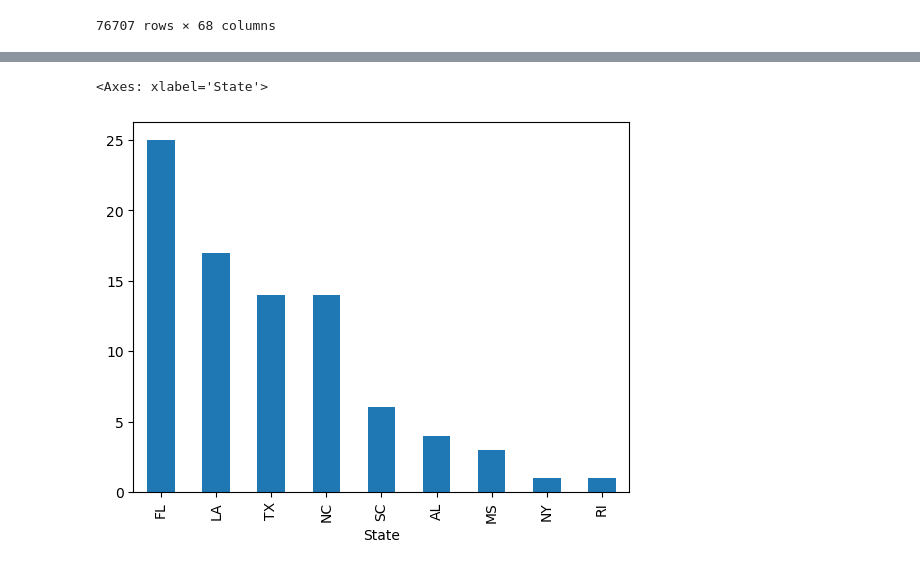
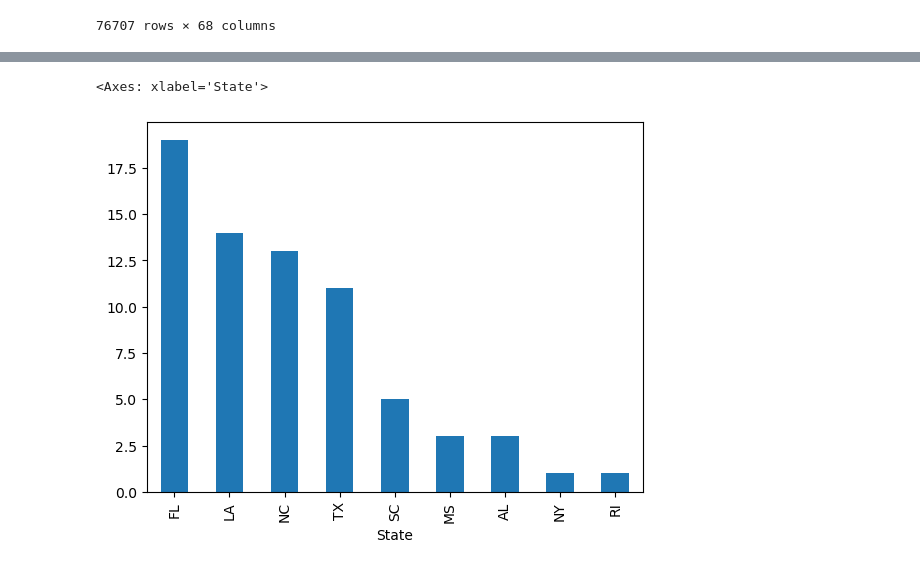
Before and after one commit to chrisadamsv/Dream-Team-Project1, a Jupyter notebook: Project_Data/Data_Analysis.ipynb, the cells around one changed output, grey strips where cells are left out. Cells and saved outputs as stored; diff of their text form; code cells hidden in the pictures.

```diff
--- a/Project_Data/Data_Analysis.ipynb
+++ b/Project_Data/Data_Analysis.ipynb
@@ -81,8 +107,9 @@ lanfall_map
 # %% [output]
 [interactive output not drawn]
 # %%
-state_counts = formatted_landfall_df['State'].value_counts()
+unique_storm_df = formatted_landfall_df.drop_duplicates(subset=['Storm Name','State'])
+state_counts = unique_storm_df['State'].value_counts()
 state_counts.plot(kind='bar')
 # %% [output]
 <Axes: xlabel='State'>
-[figure, old version]
+[figure, new version]
```
Also changed, not shown: parts of 16 cells of this notebook, 13 other files.
